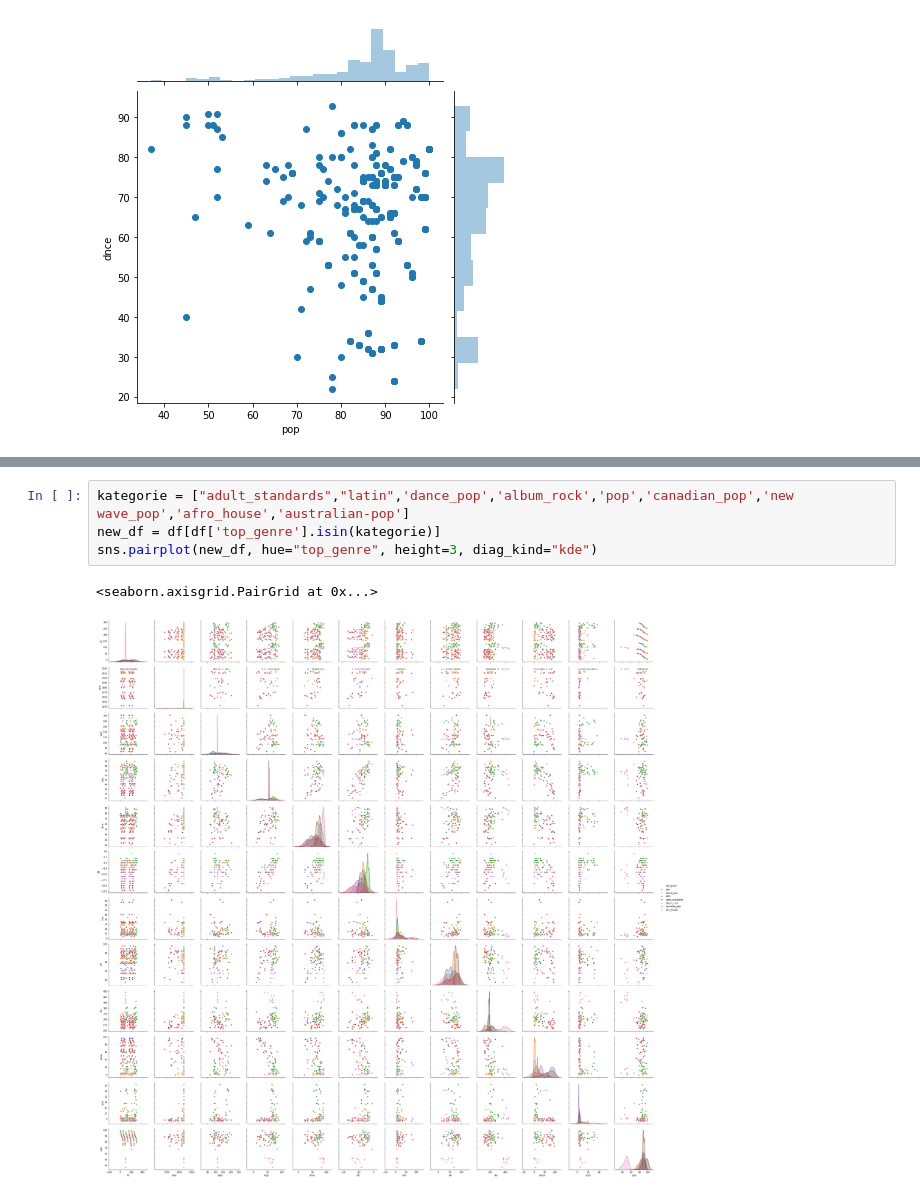
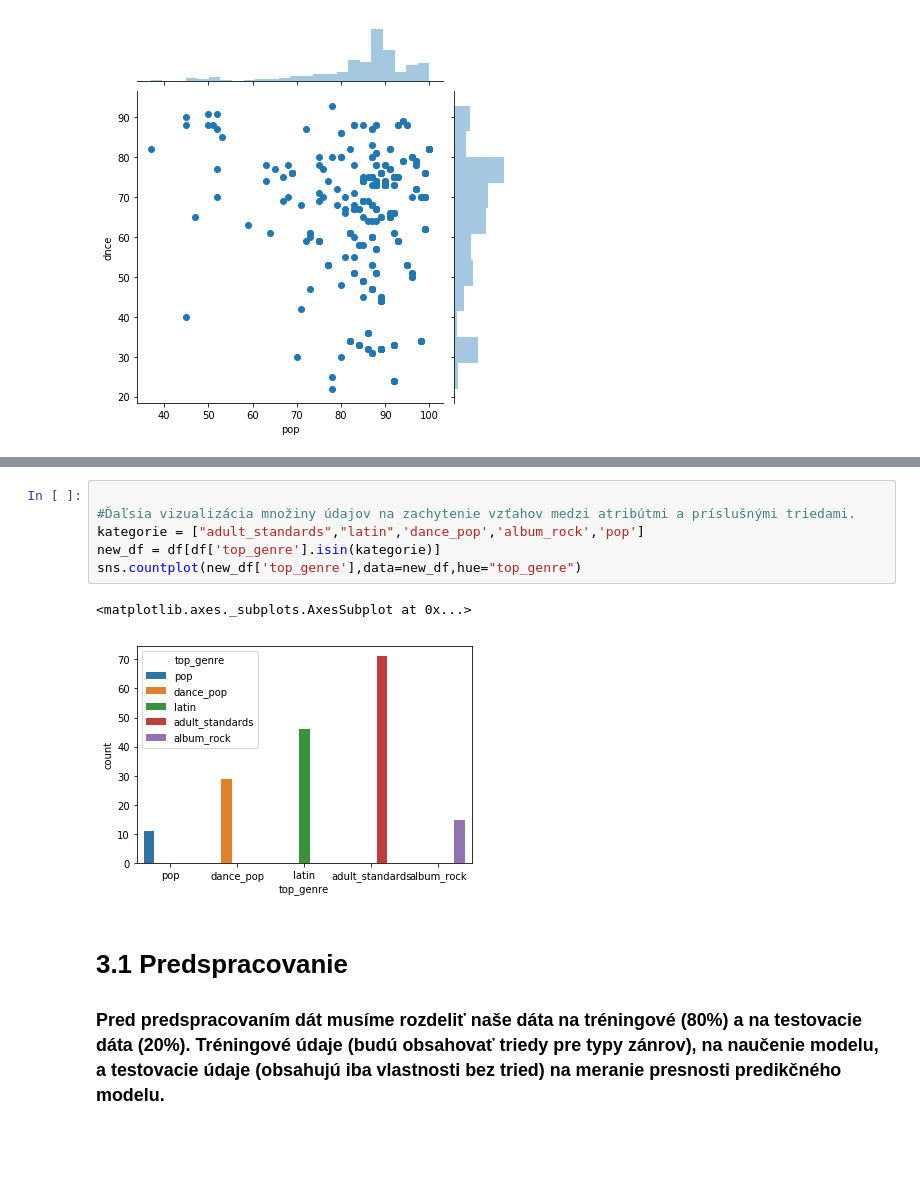
Before and after one commit to georgeob/Tacik_NS2020, a Jupyter notebook: Tacik_projekt.ipynb, the cells around one changed output, grey strips where cells are left out. Saved outputs shown, nothing was run; the diff lists cells and outputs as text; blank space fills up the shorter version.

```diff
--- a/Tacik_projekt.ipynb
+++ b/Tacik_projekt.ipynb
@@ -88,11 +91,16 @@ frekvencia_bajky.plot(9, cumulative=False)
 # %% [output]
 [figure]
 # %%
-kategorie = ["adult_standards","latin",'dance_pop','album_rock','pop','canadian_pop','new wave_pop','afro_house','australian-pop']
+
+#Ďaľsia vizualizácia množiny údajov na zachytenie vzťahov medzi atribútmi a príslušnými triedami.
+kategorie = ["adult_standards","latin",'dance_pop','album_rock','pop']
 new_df = df[df['top_genre'].isin(kategorie)]
-sns.pairplot(new_df, hue="top_genre", height=3, diag_kind="kde")
+sns.countplot(new_df['top_genre'],data=new_df,hue="top_genre")
 # %% [output]
-<seaborn.axisgrid.PairGrid at 0x...>
+<matplotlib.axes._subplots.AxesSubplot at 0x...>
-[figure, old version]
+[figure, new version]
+# %% [markdown]
+# 3.1 Predspracovanie
+### Pred predspracovaním dát musíme rozdeliť naše dáta na tréningové (80%) a na testovacie dáta (20%). Tréningové údaje (budú obsahovať triedy pre typy zánrov), na naučenie modelu, a testovacie údaje (obsahujú iba vlastnosti bez tried) na meranie presnosti  predikčného modelu.
 # %%
 from sklearn.model_selection import train_test_split
```
Also changed, not shown: parts of 31 cells of this notebook.
